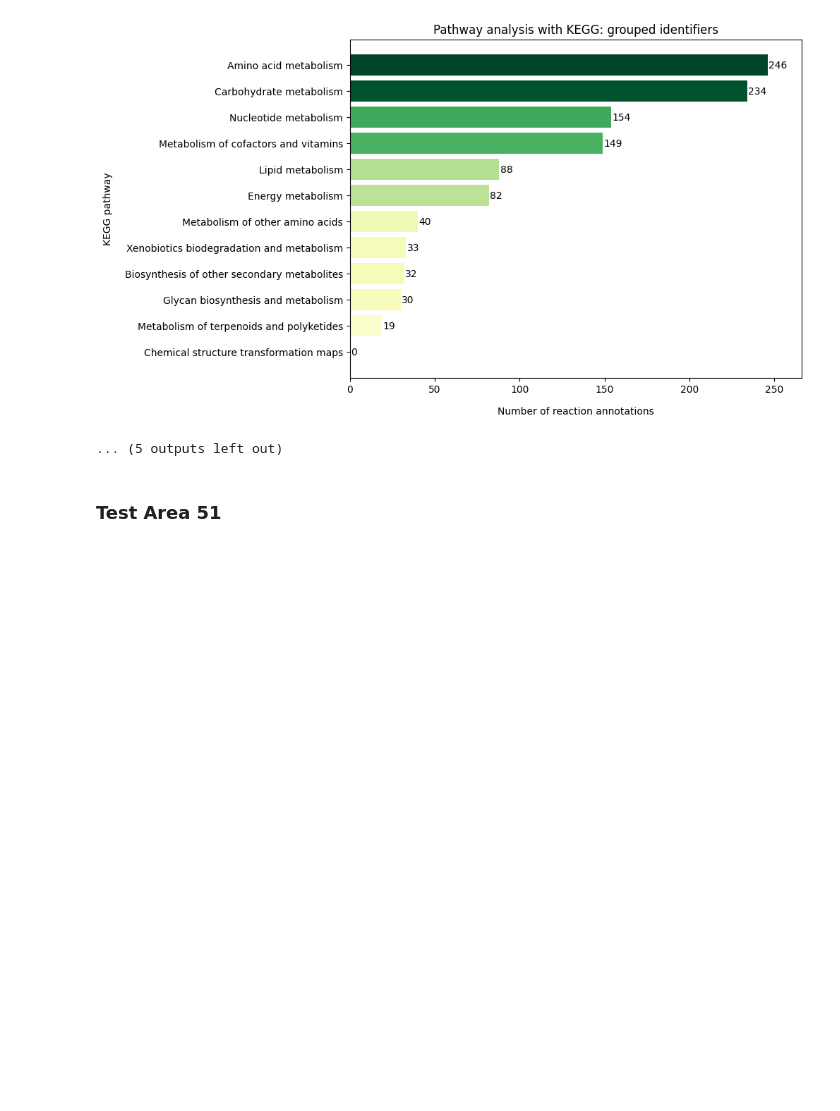
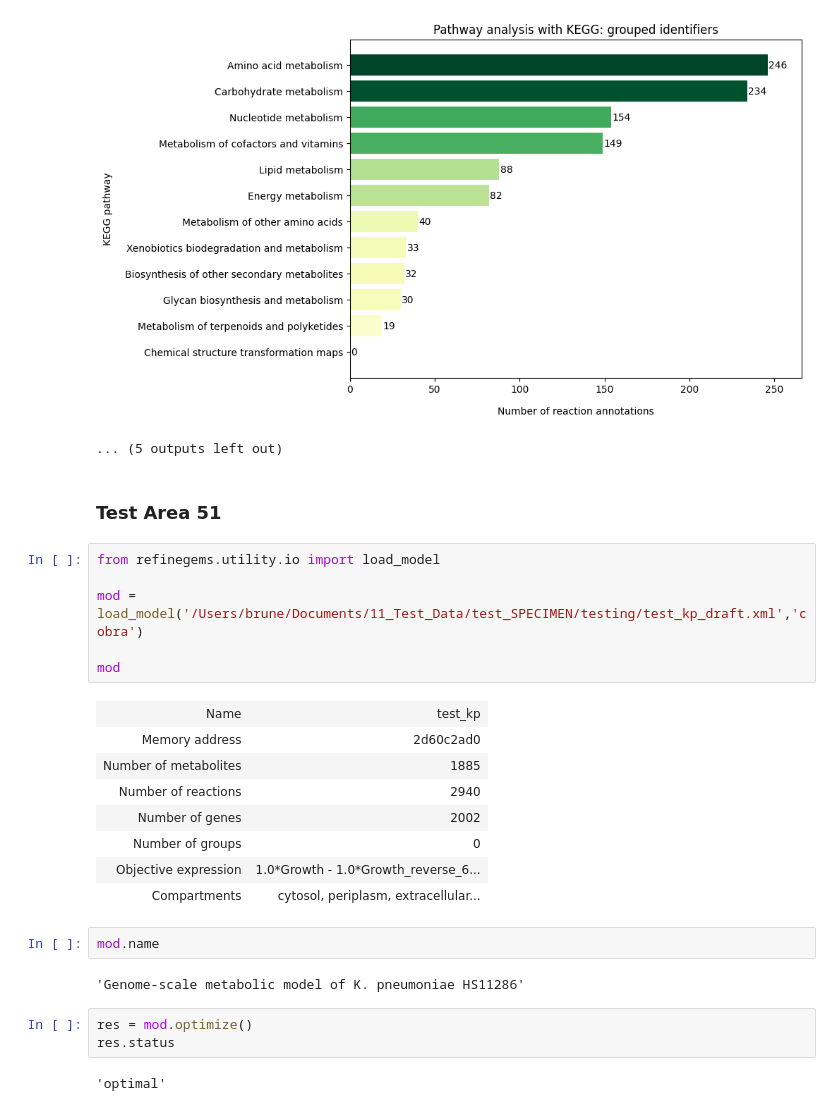
Before and after one commit to draeger-lab/SPECIMEN, a Jupyter notebook: dev/CB_test_modules.ipynb, the cells around one changed output. Cells and saved outputs as stored; diff of their text form; blank space fills up the shorter version.

```diff
--- a/dev/CB_test_modules.ipynb
+++ b/dev/CB_test_modules.ipynb
@@ -383,3 +381,27 @@ total runtime: 39.94427013397217
 ... (5 outputs left out)
 # %% [markdown]
 ### Test Area 51
+# %%
+from refinegems.utility.io import load_model
+
+mod = load_model('/Users/brune/Documents/11_Test_Data/test_SPECIMEN/testing/test_kp_draft.xml','cobra')
+
+mod
+# %% [output]
+| Name | test_kp |
+| Memory address | 2d60c2ad0 |
+| Number of metabolites | 1885 |
+| Number of reactions | 2940 |
+| Number of genes | 2002 |
+| Number of groups | 0 |
+| Objective expression | 1.0*Growth - 1.0*Growth_reverse_6... |
+| Compartments | cytosol, periplasm, extracellular... |
+# %%
+mod.name
+# %% [output]
+'Genome-scale metabolic model of K. pneumoniae HS11286'
+# %%
+res = mod.optimize()
+res.status
+# %% [output]
+'optimal'
```
Also changed, not shown: parts of 1 cell of this notebook, 1 other file.
